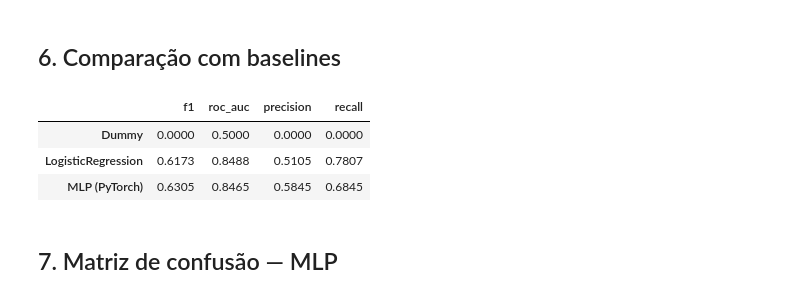
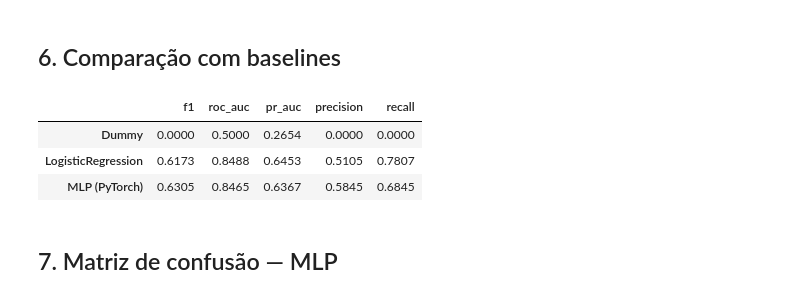
Before and after one commit to Fiap-TechChallenge118/tech-challenge-phase-01, a Jupyter notebook: notebooks/03_mlp_training.ipynb, the cells around one changed output. Saved outputs shown, nothing was run; the diff lists cells and outputs as text; code cells hidden in the pictures.

Commit message:
feat: standardize 5-metric evaluation (pr_auc) across all notebooks

```diff
--- a/notebooks/03_mlp_training.ipynb
+++ b/notebooks/03_mlp_training.ipynb
@@ -190,6 +192,7 @@ with mlflow.start_run(run_name='mlp-baseline') as run:
     metrics = {
         'f1':        f1_score(y_test, preds),
         'roc_auc':   roc_auc_score(y_test, probs),
+        'pr_auc':    average_precision_score(y_test, probs),
         'precision': precision_score(y_test, preds),
         'recall':    recall_score(y_test, preds),
     }
@@ -220,35 +222,38 @@ plt.show()
 # %% [markdown]
 ## 6. Comparação com baselines
 # %%
+from sklearn.metrics import average_precision_score  # adicione junto aos outros imports
+
 def eval_sklearn(clf, X_tr, y_tr, X_te, y_te, run_name):
     clf.fit(X_tr, y_tr)
     preds_  = clf.predict(X_te)
     probs_  = clf.predict_proba(X_te)[:, 1] if hasattr(clf, 'predict_proba') else preds_.astype(float)
     m = {
         'f1':        f1_score(y_te, preds_),
         'roc_auc':   roc_auc_score(y_te, probs_),
+        'pr_auc':    average_precision_score(y_te, probs_),  # <-- adicionado
         'precision': precision_score(y_te, preds_),
         'recall':    recall_score(y_te, preds_),
     }
     with mlflow.start_run(run_name=run_name):
         mlflow.log_params({'model': run_name})
         mlflow.log_metrics(m)
     return m
 
 results = {
     'Dummy':              eval_sklearn(DummyClassifier(strategy='most_frequent', random_state=SEED),
                                        X_train, y_train, X_test, y_test, 'dummy'),
     'LogisticRegression': eval_sklearn(LogisticRegression(max_iter=1000, class_weight='balanced', random_state=SEED),
                                        X_train, y_train, X_test, y_test, 'logistic-regression'),
     'MLP (PyTorch)':      metrics,
 }
 
 pd.DataFrame(results).T.round(4)
 # %% [output]
-|  | f1 | roc_auc | precision | recall |
-| Dummy | 0.0000 | 0.5000 | 0.0000 | 0.0000 |
-| LogisticRegression | 0.6173 | 0.8488 | 0.5105 | 0.7807 |
-| MLP (PyTorch) | 0.6305 | 0.8465 | 0.5845 | 0.6845 |
+|  | f1 | roc_auc | pr_auc | precision | recall |
+| Dummy | 0.0000 | 0.5000 | 0.2654 | 0.0000 | 0.0000 |
+| LogisticRegression | 0.6173 | 0.8488 | 0.6453 | 0.5105 | 0.7807 |
+| MLP (PyTorch) | 0.6305 | 0.8465 | 0.6367 | 0.5845 | 0.6845 |
 # %% [markdown]
 ## 7. Matriz de confusão — MLP
 # %%
```
Also changed, not shown: parts of 4 cells of this notebook, 2 other files.
